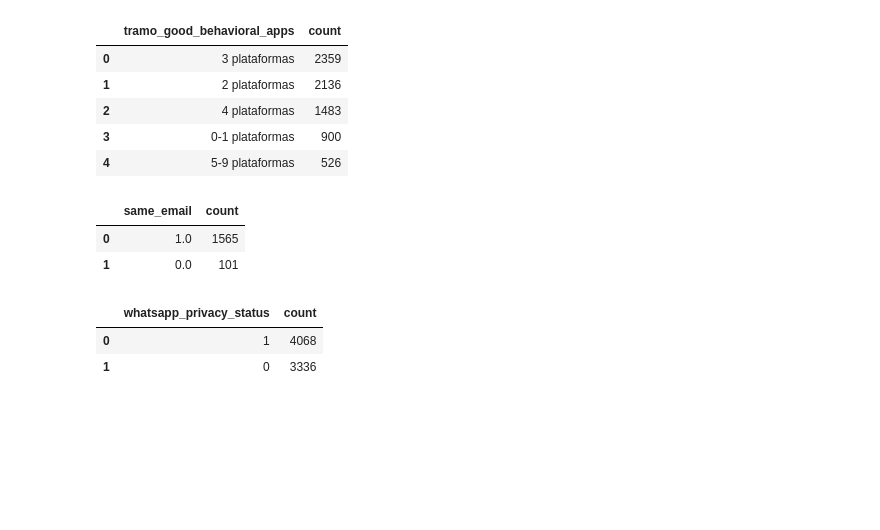
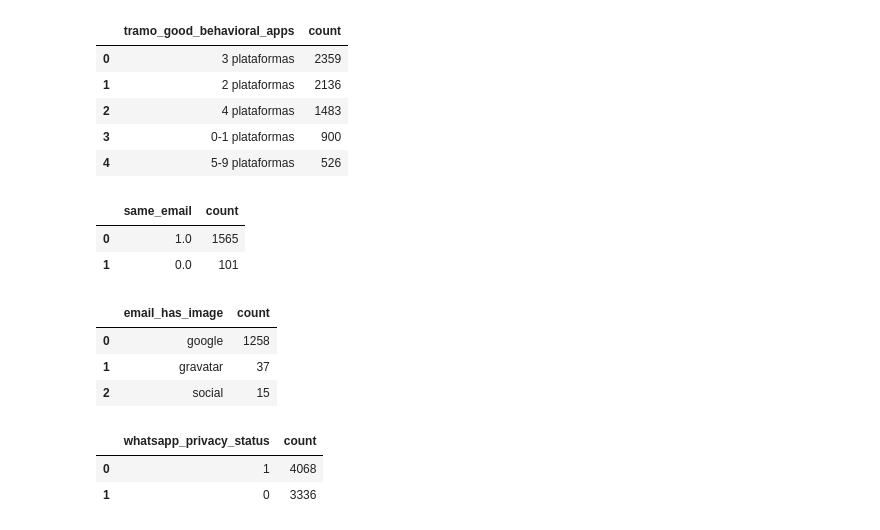
Before and after one commit to cgomez-QB/Fraud-Model, a Jupyter notebook: src/first_exploration/exploratory_data_analysis.ipynb, the cells around one changed output. Drawn from its saved outputs; the diff is of its cells as text; code cells hidden in the pictures; blank space fills up the shorter version.

```diff
--- a/src/first_exploration/exploratory_data_analysis.ipynb
+++ b/src/first_exploration/exploratory_data_analysis.ipynb
@@ -1079,6 +1019,13 @@ df_data["same_email"].value_counts().reset_index()
 |  | same_email | count |
 | 0 | 1.0 | 1565 |
 | 1 | 0.0 | 101 |
+# %%
+df_data["email_has_image"].value_counts().reset_index()
+# %% [output]
+|  | email_has_image | count |
+| 0 | google | 1258 |
+| 1 | gravatar | 37 |
+| 2 | social | 15 |
 # %%
 # Imagenes de phone y movil
 df_data["email_has_image"] = np.where(df_data["email_has_image"].isna(),0,1)
```
Also changed, not shown: parts of 17 cells of this notebook.
